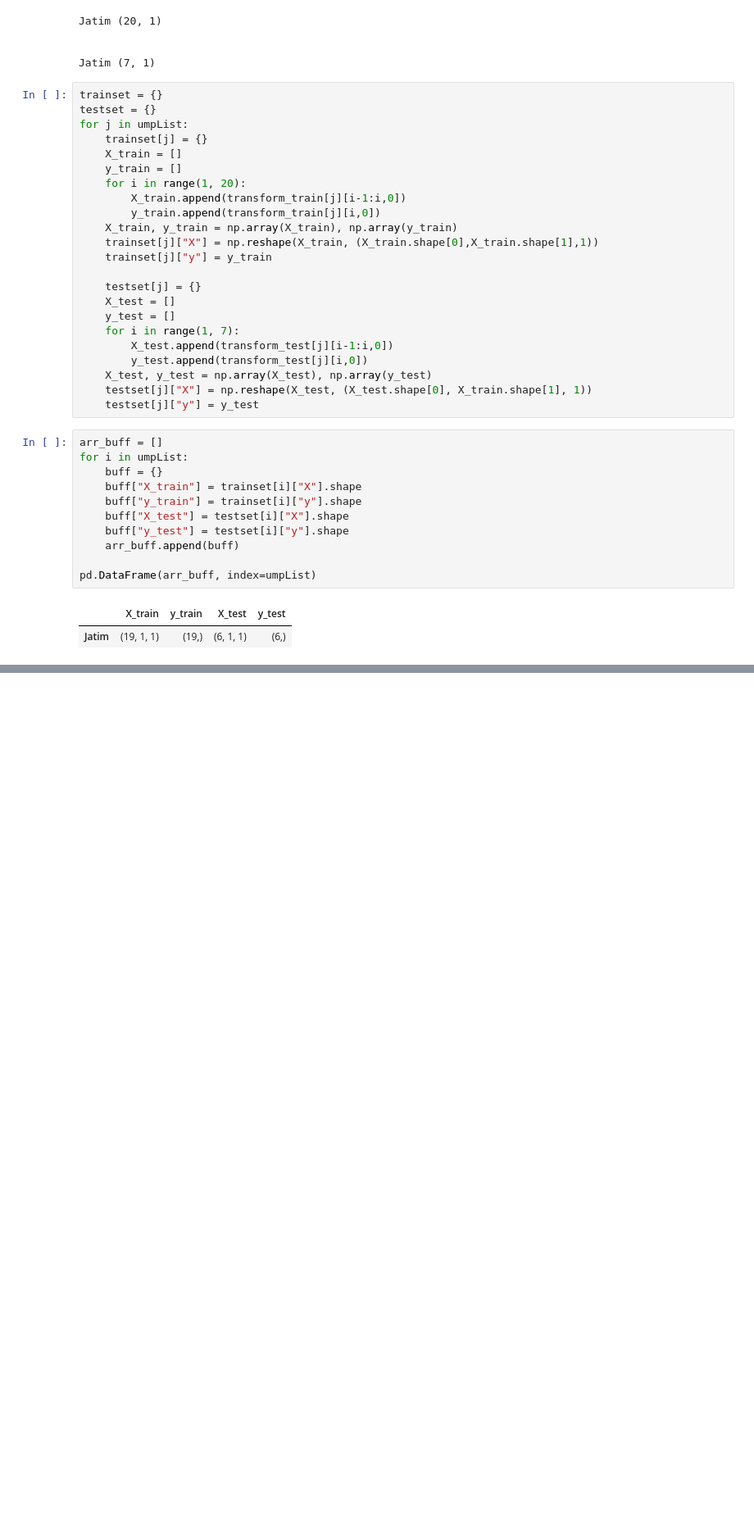
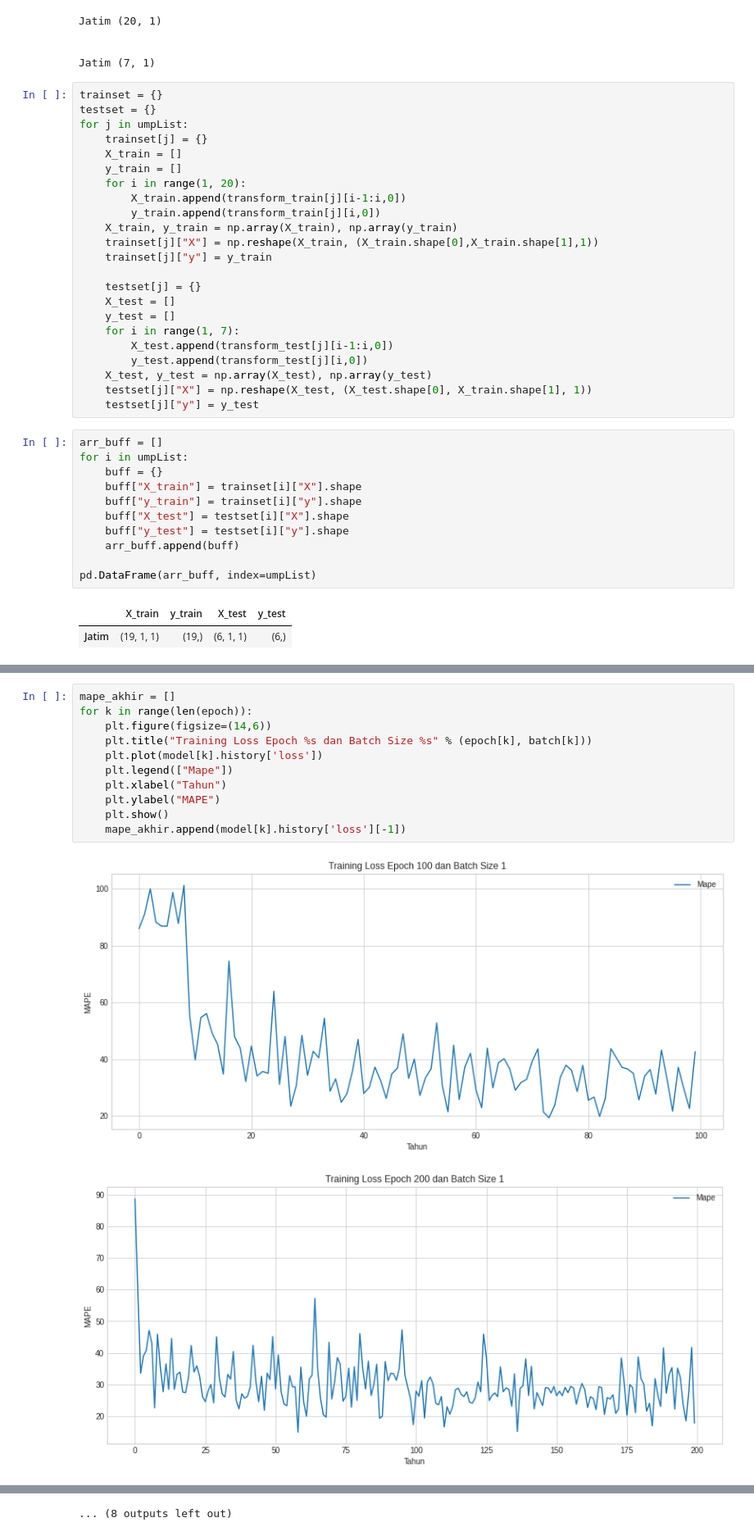
Before and after one commit to Arif-X/RNN-LSTM-UMP-JATIM, a Jupyter notebook: UMP.ipynb, the cells around one changed output, grey strips where cells are left out. Shown at 82% size. Saved outputs shown, nothing was run; the diff lists cells and outputs as text; blank space fills up the shorter version.

```diff
--- a/UMP.ipynb
+++ b/UMP.ipynb
@@ -157,0 +165,14 @@ for i in umpList:
+# %%
+mape_akhir = []
+for k in range(len(epoch)):
+    plt.figure(figsize=(14,6))
+    plt.title("Training Loss Epoch %s dan Batch Size %s" % (epoch[k], batch[k]))
+    plt.plot(model[k].history['loss'])
+    plt.legend(["Mape"])
+    plt.xlabel("Tahun")
+    plt.ylabel("MAPE")
+    plt.show()
+    mape_akhir.append(model[k].history['loss'][-1])
+# %% [output]
+[figure, added]
+[figure, added]
@@ -157,0 +189 @@ for i in umpList:
+... (8 outputs left out)
```
Also changed, not shown: parts of 8 cells of this notebook.
